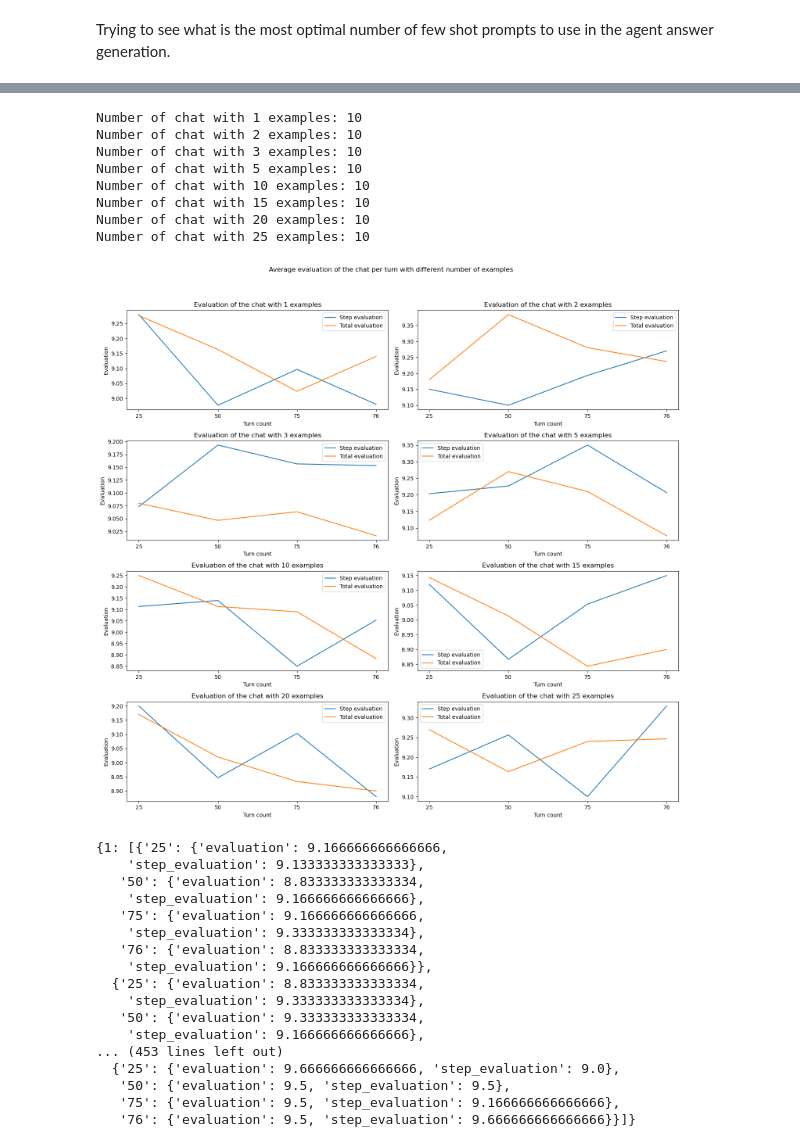
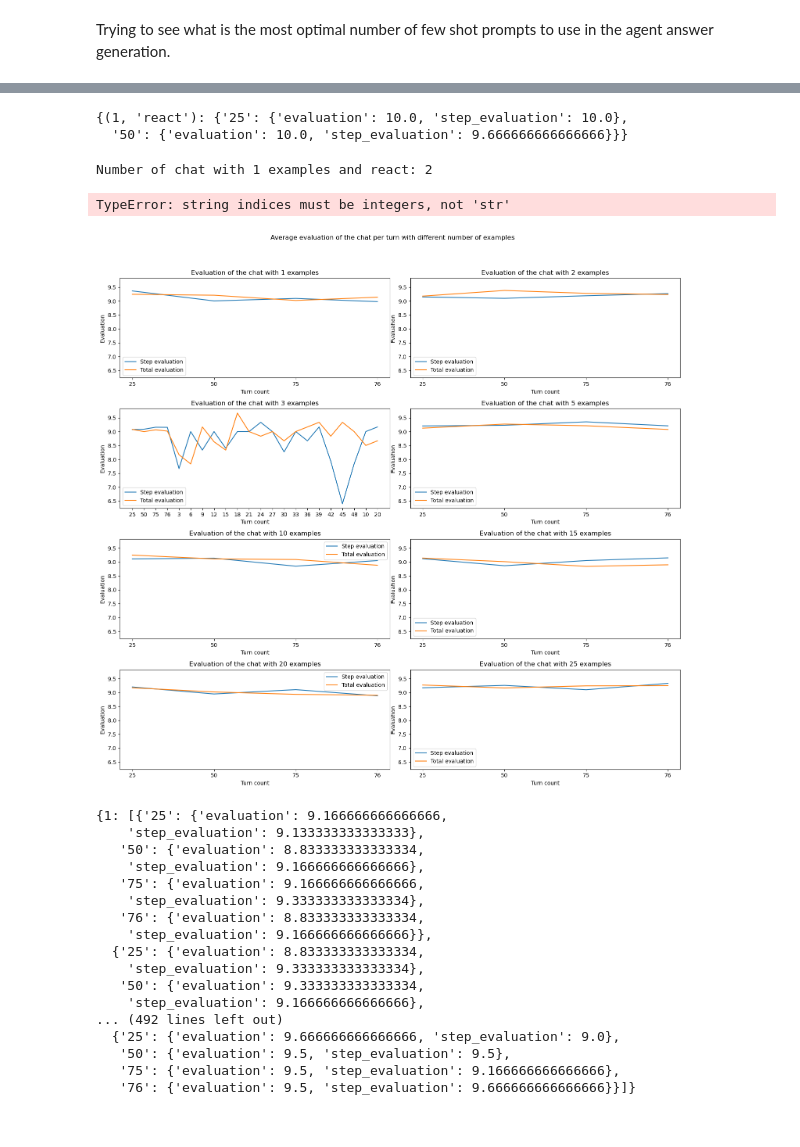
Before and after one commit to ruggsea/LLM-ABM-Chat, a Jupyter notebook: few_shots_benchmark.ipynb, the cells around one changed output, grey strips where cells are left out. Drawn from its saved outputs; the diff is of its cells as text; code cells hidden in the pictures.

```diff
--- a/few_shots_benchmark.ipynb
+++ b/few_shots_benchmark.ipynb
@@ -90,12 +90,18 @@ Total evaluation [('25', 9.666666666666666), ('50', 9.5), ('75', 9.5), ('76', 9.
 
 chat_evals = {}
 for chat_path in chat_paths:
-    try:
-        chat = load_chat(chat_path)
-    except:
-        print(f"Error loading chat {chat_path}")
-    n_examples = chat.agent_list[0].n_examples
-    try:
-        chat_evals[n_examples].append(chat.chat_evaluation)
-    except:
-        chat_evals[n_examples] = [chat.chat_evaluation]
+    # load chat
+    chat = load_chat(chat_path)
+    # check if llm is chatgpt
+    if chat.neutral_llm.__class__ == ChatgptLLM:
+        # check for react
+        if chat.agent_list[0].react:
+            n_examples = chat.agent_list[0].n_examples
+            chat_evals[(n_examples,"react")] = chat.chat_evaluation
+        else:
+            n_examples = chat.agent_list[0].n_examples
+            chat_evals[(n_examples,"no_react")] = chat.chat_evaluation
+    else:
+        # print("Chat is not chatgpt")
+        print(f"Skipping chat {chat_path}")
+        continue
@@ -102,16 +126,13 @@ for chat_path in chat_paths:
+# %%
+chat_evals
+# %% [output]
+{(1, 'react'): {'25': {'evaluation': 10.0, 'step_evaluation': 10.0},
+  '50': {'evaluation': 10.0, 'step_evaluation': 9.666666666666666}}}
 # %%
 # get number of chat per n_examples
-for key in chat_evals:
-    print(f"Number of chat with {key} examples: {len(chat_evals[key])}")
+for key in chat_evals:print(f"Number of chat with {key[0]} examples and {key[1]}: {len(chat_evals[key])}")
 # %% [output]
-Number of chat with 1 examples: 10
-Number of chat with 2 examples: 10
-Number of chat with 3 examples: 10
-Number of chat with 5 examples: 10
-Number of chat with 10 examples: 10
-Number of chat with 15 examples: 10
-Number of chat with 20 examples: 10
-Number of chat with 25 examples: 10
+Number of chat with 1 examples and react: 2
 # %%
 import numpy as np
 
@@ -129,39 +150,43 @@ for key in chat_evals:
     for turn in average_evals[key]:
         average_evals[key][turn]["step_evaluation"] = np.mean(average_evals[key][turn]["step_evaluation"])
         average_evals[key][turn]["evaluation"] = np.mean(average_evals[key][turn]["evaluation"])
+# %% [output]
+TypeError: string indices must be integers, not 'str'
 # %%
 import matplotlib.pyplot as plt
 
 # plot everything in subplots title with n_examples
-fig, ax = plt.subplots(3, 2, figsize=(15, 15))
+fig, ax = plt.subplots(3, 2, figsize=(15, 15), sharex=True, sharey=True)
 fig.suptitle("Average evaluation of the chat per turn with different number of examples")
 
 # order average evals by n_examples
 average_evals = dict(sorted(average_evals.items()))
 for i, key in enumerate(average_evals):
-    ax = plt.subplot(4, 2, i + 1)
+    ax = plt.subplot(4, 2, i + 1, sharey=fig.axes[0])
     ax.set_title(f"n_examples: {key}")
 
     step_eval = []
     total_eval = []
 
     for turn in average_evals[key]:
         step_eval.append((turn, average_evals[key][turn]["step_evaluation"]))
         total_eval.append((turn, average_evals[key][turn]["evaluation"]))
 
     ax.plot([x[0] for x in step_eval], [x[1] for x in step_eval], label="Step evaluation")
     ax.plot([x[0] for x in total_eval], [x[1] for x in total_eval], label="Total evaluation")
     ax.legend()
     ax.set_xlabel('Turn count')
     ax.set_ylabel('Evaluation')
     ax.set_title(f'Evaluation of the chat with {key} examples')
 
+
+
 plt.subplots_adjust(hspace=0.5)  # Adjust the vertical spacing between subplots
 # diminish the space between the title and the plots
 plt.tight_layout(rect=[0, 0.03, 1, 0.95])
 plt.show()
 # %% [output]
-[figure, old version]
+[figure, new version]
 # %%
 chat_evals
 # %% [output]
@@ -177,7 +202,7 @@ chat_evals
     'step_evaluation': 9.333333333333334},
    '50': {'evaluation': 9.333333333333334,
     'step_evaluation': 9.166666666666666},
-... (453 lines left out)
+... (492 lines left out)
   {'25': {'evaluation': 9.666666666666666, 'step_evaluation': 9.0},
    '50': {'evaluation': 9.5, 'step_evaluation': 9.5},
    '75': {'evaluation': 9.5, 'step_evaluation': 9.166666666666666},
```
Also changed, not shown: parts of 3 cells of this notebook, 21 other files.
